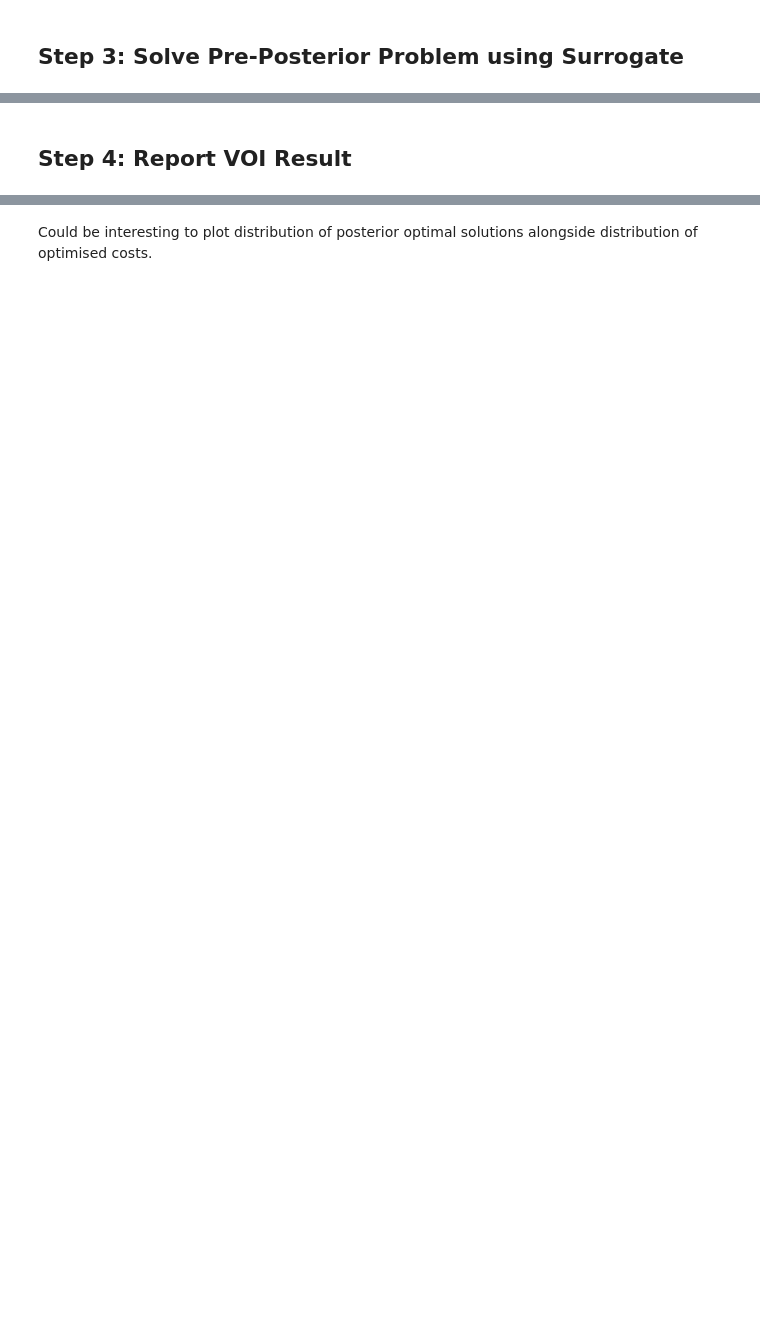
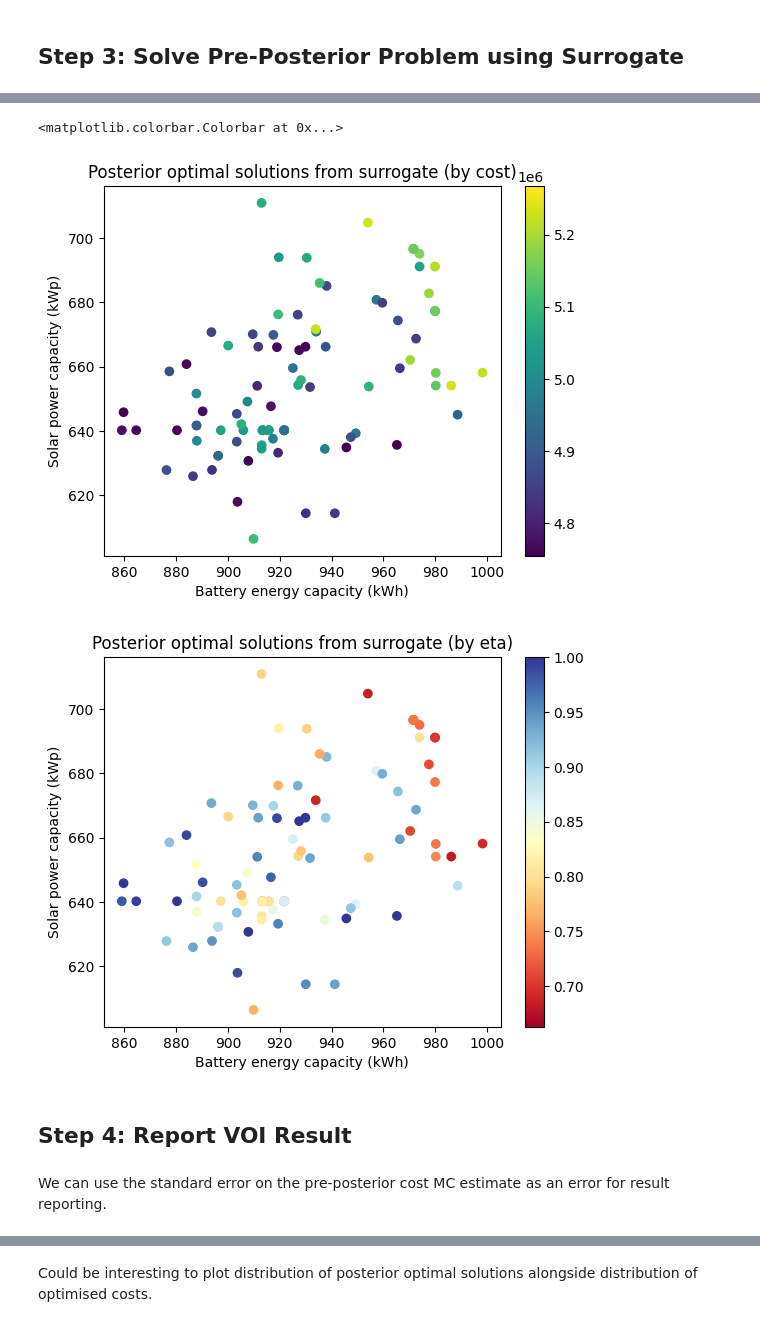
Before and after one commit to mal84emma/VoI-in-CAS, a Jupyter notebook: VoI_via_GPs.ipynb, the cells around one changed output, grey strips where cells are left out. Saved outputs shown, nothing was run; the diff lists cells and outputs as text; code cells hidden in the pictures; blank space fills up the shorter version.

```diff
--- a/VoI_via_GPs.ipynb
+++ b/VoI_via_GPs.ipynb
@@ -278,4 +325,33 @@ print(preposterior_cost)
+# %%
+# Plot map of posterior optimal solutions.
+assert len(ids) == 1
+
+posterior_optimal_solutions = np.array([res.x for res in posterior_optimal_results])
+
+fig, ax = plt.subplots()
+cm = plt.cm.get_cmap()
+sc = plt.scatter(posterior_optimal_solutions[:,0], posterior_optimal_solutions[:,1], c=preposterior_costs,cmap=cm)
+ax.set_title("Posterior optimal solutions from surrogate (by cost)")
+ax.set_xlabel("Battery energy capacity (kWh)")
+ax.set_ylabel("Solar power capacity (kWp)")
+plt.colorbar(sc)
+#plt.show()
+
+fig, ax = plt.subplots()
+cm = plt.cm.get_cmap('RdYlBu')
+sc = plt.scatter(posterior_optimal_solutions[:,0], posterior_optimal_solutions[:,1], c=prior_eta_samples,cmap=cm)
+ax.set_title("Posterior optimal solutions from surrogate (by eta)")
+ax.set_xlabel("Battery energy capacity (kWh)")
+ax.set_ylabel("Solar power capacity (kWp)")
+plt.colorbar(sc)
+#plt.show()
+# %% [output]
+<matplotlib.colorbar.Colorbar at 0x...>
+[figure, added]
+[figure, added]
 # %% [markdown]
 ## Step 4: Report VOI Result
+# %% [markdown]
+We can use the standard error on the pre-posterior cost MC estimate as an error for result reporting.
 # %%
 print("VOI: %s"%round(prior_cost-preposterior_cost,2))
```
Also changed, not shown: parts of 11 cells of this notebook.
